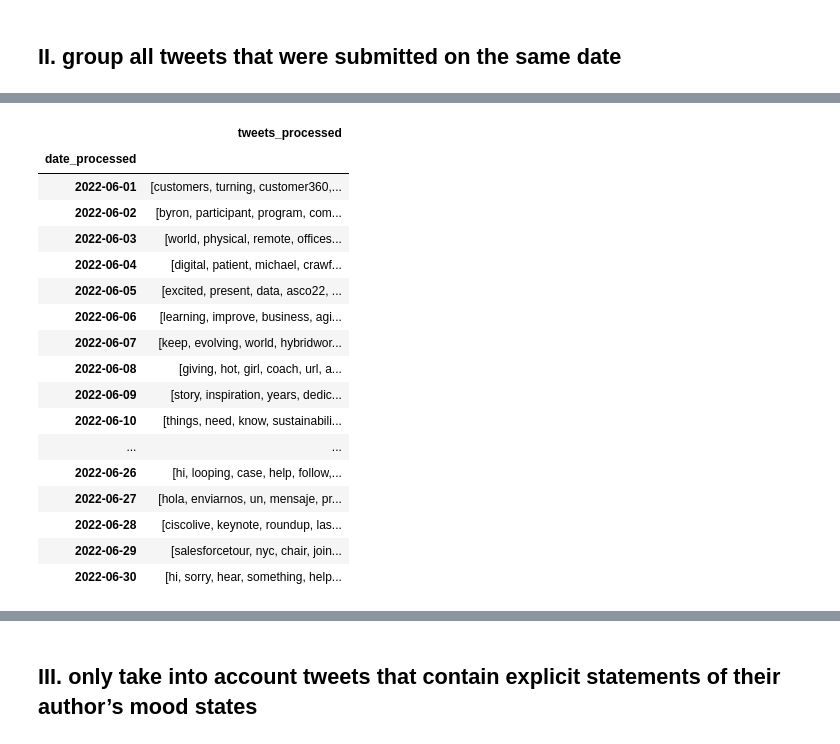
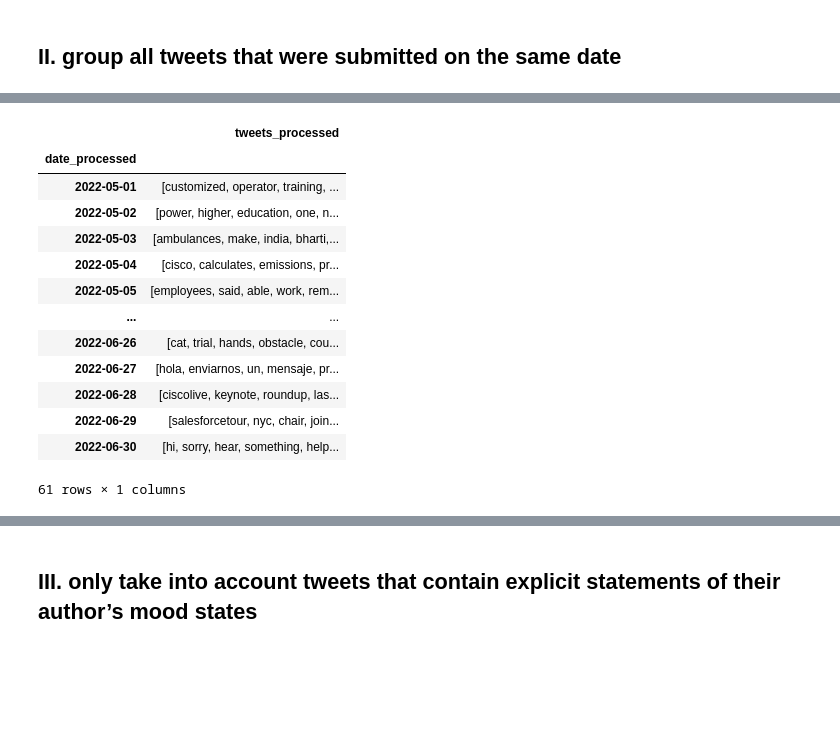
Before and after one commit to la83la/about_emotion, a Jupyter notebook: DJIA_relative_tweets_data.ipynb, the cells around one changed output, grey strips where cells are left out. Drawn from its saved outputs; the diff is of its cells as text; code cells hidden in the pictures; blank space fills up the shorter version.

```diff
--- a/DJIA_relative_tweets_data.ipynb
+++ b/DJIA_relative_tweets_data.ipynb
@@ -284,7 +267,7 @@ def preprocess(text):
             tokens.append(word)
     return tokens
 # %%
-tryyy = allData_df['tweets'][0]
+tryyy = prune_tweets_data['tweets'][0]
 # preprocess(tryyy)
 tryyy
 # %% [output]
@@ -388,11 +373,12 @@ allData_df.head()
 # %%
-use_df = pd.DataFrame(allData_df, columns=['created_at','tweets'])
+distil_df = pd.DataFrame(prune_tweets_data, columns=['created_at','tweets'])
 # 轉換created_at
-use_df ['created_at'] = use_df ['created_at'].astype('str')
-use_df['date'] = pd.to_datetime( use_df['created_at'], format="%Y-%m-%d %H:%M:%S+00:00")
-use_df = use_df.sort_values(by=['date'], ignore_index = True)
+distil_df ['created_at'] = distil_df ['created_at'].astype('str')
+distil_df['date'] = pd.to_datetime( distil_df['created_at'], format="%Y-%m-%d %H:%M:%S+00:00")
+distil_df = distil_df.sort_values(by=['date'], ignore_index = True)
 
 # 轉換tweets
-use_df ['tweets'] = use_df ['tweets'].astype('str')
+distil_df ['tweets'] = distil_df ['tweets'].astype('str')
 
-del use_df ['created_at']
+del distil_df ['created_at']
+distil_df.head()
@@ -438,6 +423,6 @@ Name: tweets, Length: 1795, dtype: object
 # %%
-test['tweets_processed'] = test.apply(lambda x: preprocess(x['tweets']),axis=1)
-del test['tweets']
-test
+distil_df['tweets_processed'] = distil_df.apply(lambda x: preprocess(x['tweets']),axis=1)
+del distil_df['tweets']
+distil_df
 # %% [output]
 |  | date | tweets_processed |
@@ -456,8 +441,8 @@ test
 # %% [markdown]
 ## II. group all tweets that were submitted on the same date
 # %%
-test['date_processed'] = test.apply(lambda x: datetime.datetime.strftime(x['date'], "%Y-%m-%d"),axis=1)
-del test['date']
-test
+distil_df['date_processed'] = distil_df.apply(lambda x: datetime.datetime.strftime(x['date'], "%Y-%m-%d"),axis=1)
+del distil_df['date']
+distil_df
 # %% [output]
 |  | tweets_processed | date_processed |
@@ -498,22 +478,18 @@ dtype: int64
 # %%
-test2 = test.groupby("date_processed").agg({'tweets_processed':'sum'})
-test2
+condense_df = distil_df.groupby("date_processed").agg({'tweets_processed':'sum'})
+condense_df
 # %% [output]
 |  | tweets_processed |
 | date_processed |  |
-| 2022-06-01 | [customers, turning, customer360,... |
-| 2022-06-02 | [byron, participant, program, com... |
-| 2022-06-03 | [world, physical, remote, offices... |
-| 2022-06-04 | [digital, patient, michael, crawf... |
-| 2022-06-05 | [excited, present, data, asco22, ... |
-| 2022-06-06 | [learning, improve, business, agi... |
-| 2022-06-07 | [keep, evolving, world, hybridwor... |
-| 2022-06-08 | [giving, hot, girl, coach, url, a... |
-| 2022-06-09 | [story, inspiration, years, dedic... |
-| 2022-06-10 | [things, need, know, sustainabili... |
+| 2022-05-01 | [customized, operator, training, ... |
+| 2022-05-02 | [power, higher, education, one, n... |
+| 2022-05-03 | [ambulances, make, india, bharti,... |
+| 2022-05-04 | [cisco, calculates, emissions, pr... |
+| 2022-05-05 | [employees, said, able, work, rem... |
 | ... | ... |
-| 2022-06-26 | [hi, looping, case, help, follow,... |
+| 2022-06-26 | [cat, trial, hands, obstacle, cou... |
 | 2022-06-27 | [hola, enviarnos, un, mensaje, pr... |
 | 2022-06-28 | [ciscolive, keynote, roundup, las... |
 | 2022-06-29 | [salesforcetour, nyc, chair, join... |
 | 2022-06-30 | [hi, sorry, hear, something, help... |
+61 rows × 1 columns
```
Also changed, not shown: parts of 35 cells of this notebook, 4 other files.
